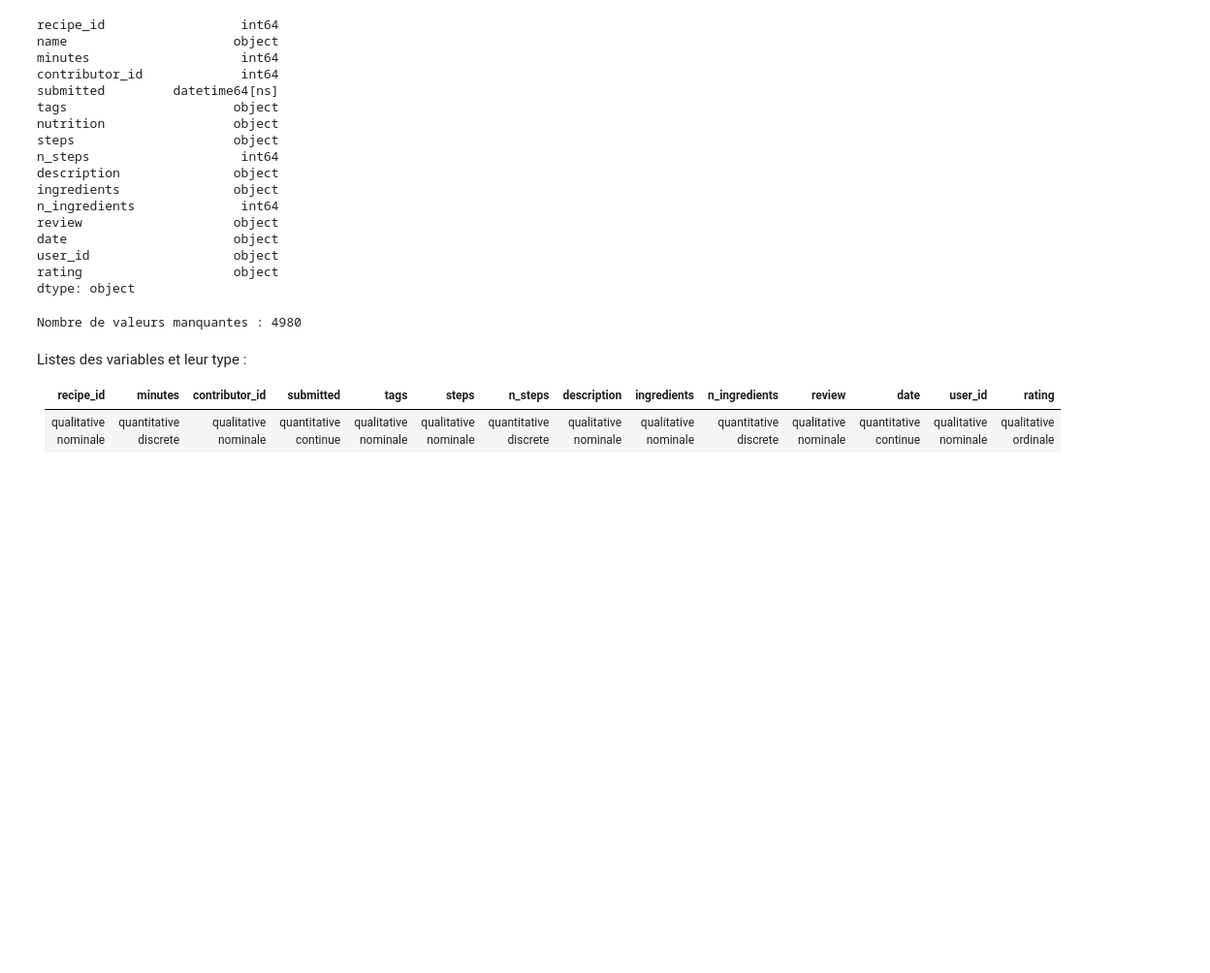
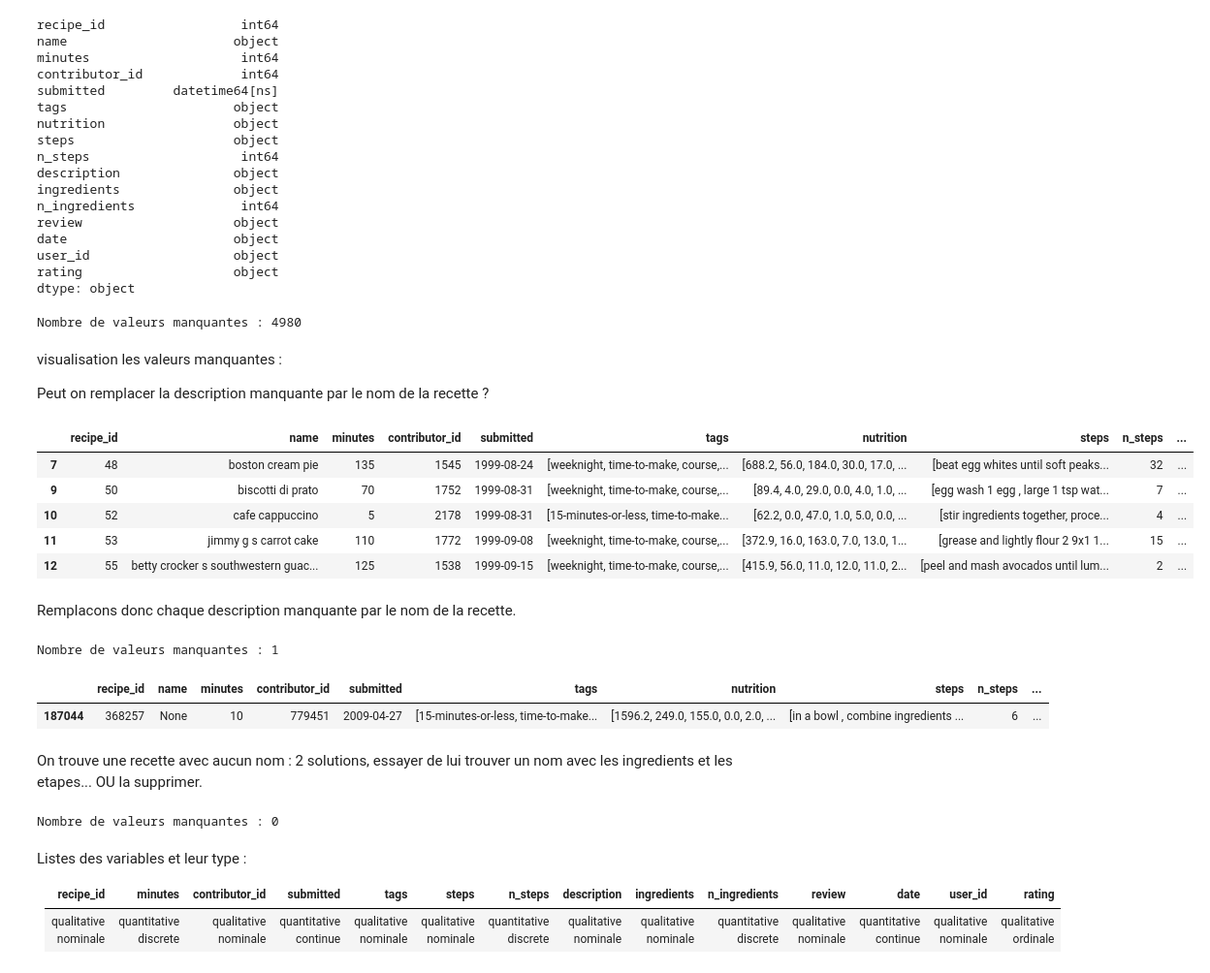
Before and after one commit to amaldre/projet_Kit_Big_Data, a Jupyter notebook: data_processing/eda__features_mode.ipynb, the cells around one changed output. Shown at 97% size. Drawn from its saved outputs; the diff is of its cells as text; code cells hidden in the pictures; blank space fills up the shorter version.

```diff
--- a/data_processing/eda__features_mode.ipynb
+++ b/data_processing/eda__features_mode.ipynb
@@ -119,6 +129,40 @@ dtype: object
 print("Nombre de valeurs manquantes :", df_g.isna().sum().sum())
 # %% [output]
 Nombre de valeurs manquantes : 4980
+# %% [markdown]
+visualisation les valeurs manquantes :
+
+Peut on remplacer la description manquante par le nom de la recette ?
+# %%
+df_g[df_g['description'].isna() | (df_g['description'].str.strip() == '')].head(5)
+# %% [output]
+|  | recipe_id | name | minutes | contributor_id | submitted | tags | nutrition | steps | n_steps | ... |
+| 7 | 48 | boston cream pie | 135 | 1545 | 1999-08-24 | [weeknight, time-to-make, course,... | [688.2, 56.0, 184.0, 30.0, 17.0, ... | [beat egg whites until soft peaks... | 32 | ... |
+| 9 | 50 | biscotti di prato | 70 | 1752 | 1999-08-31 | [weeknight, time-to-make, course,... | [89.4, 4.0, 29.0, 0.0, 4.0, 1.0, ... | [egg wash 1 egg , large 1 tsp wat... | 7 | ... |
+| 10 | 52 | cafe cappuccino | 5 | 2178 | 1999-08-31 | [15-minutes-or-less, time-to-make... | [62.2, 0.0, 47.0, 1.0, 5.0, 0.0, ... | [stir ingredients together, proce... | 4 | ... |
+| 11 | 53 | jimmy g s carrot cake | 110 | 1772 | 1999-09-08 | [weeknight, time-to-make, course,... | [372.9, 16.0, 163.0, 7.0, 13.0, 1... | [grease and lightly flour 2 9x1 1... | 15 | ... |
+| 12 | 55 | betty crocker s southwestern guac... | 125 | 1538 | 1999-09-15 | [weeknight, time-to-make, course,... | [415.9, 56.0, 11.0, 12.0, 11.0, 2... | [peel and mash avocados until lum... | 2 | ... |
+# %% [markdown]
+Remplacons donc chaque description manquante par le nom de la recette.
+# %%
+df_g['description'] = df_g['description'].fillna(df_g['name'])
+
+print("Nombre de valeurs manquantes :", df_g.isna().sum().sum())
+# %% [output]
+Nombre de valeurs manquantes : 1
+# %%
+df_g[df_g['name'].isna() | (df_g['name'].str.strip() == '')].head()
+# %% [output]
+|  | recipe_id | name | minutes | contributor_id | submitted | tags | nutrition | steps | n_steps | ... |
+| 187044 | 368257 | None | 10 | 779451 | 2009-04-27 | [15-minutes-or-less, time-to-make... | [1596.2, 249.0, 155.0, 0.0, 2.0, ... | [in a bowl , combine ingredients ... | 6 | ... |
+# %% [markdown]
+On trouve une recette avec aucun nom : 2 solutions, essayer de lui trouver un nom avec les ingredients et les etapes... OU la supprimer.
+# %%
+df_g = df_g.dropna(subset=['name'])
+
+print("Nombre de valeurs manquantes :", df_g.isna().sum().sum())
+# %% [output]
+Nombre de valeurs manquantes : 0
 # %% [markdown]
 Listes des variables et leur type :
 
```
Also changed, not shown: parts of 23 cells of this notebook.
